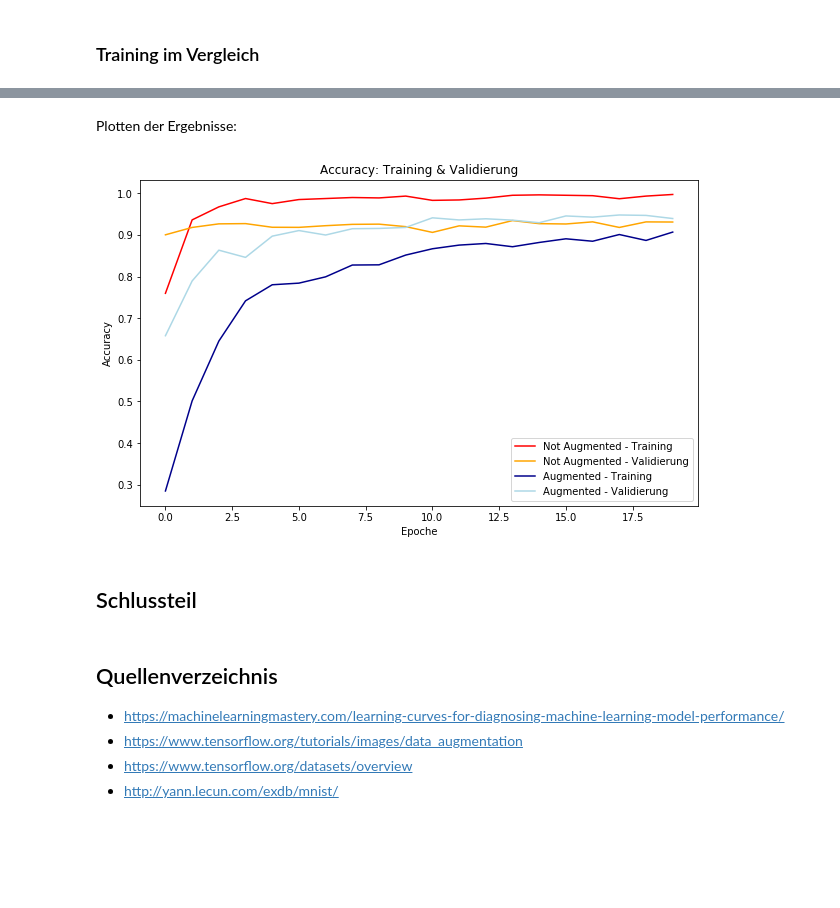
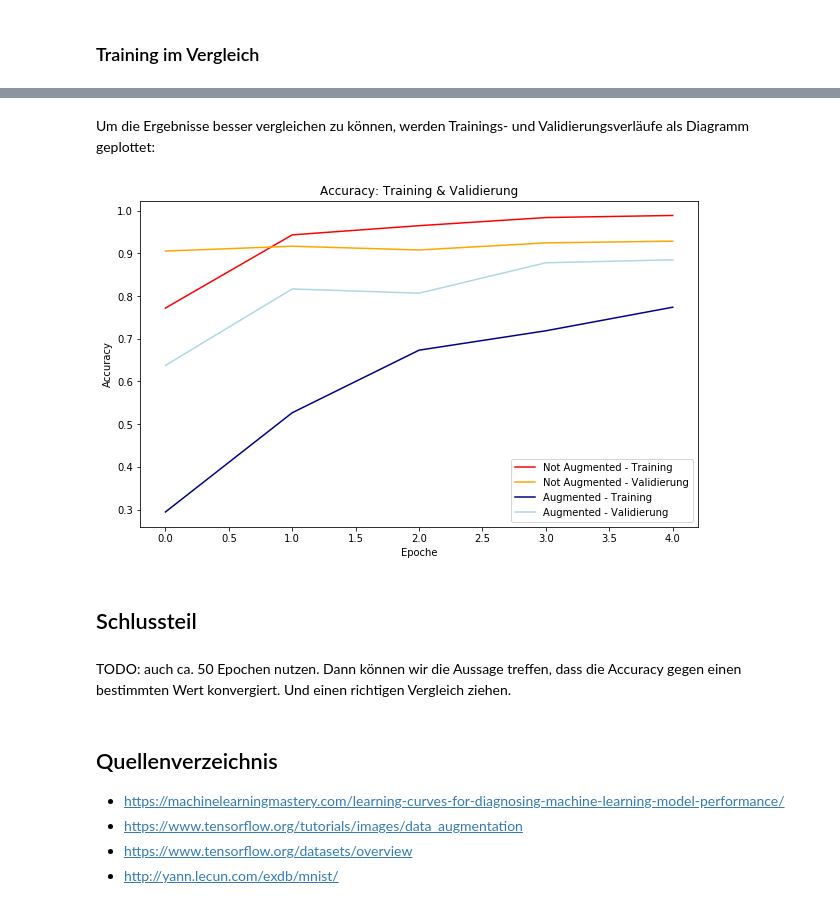
Before and after one commit to MajusLenz/Dogspiracy-machine-learning, a Jupyter notebook: jupyter_notebook/ImageAugmentation.ipynb, the cells around one changed output, grey strips where cells are left out. Cells and saved outputs as stored; diff of their text form; code cells hidden in the pictures; blank space fills up the shorter version.

```diff
--- a/jupyter_notebook/ImageAugmentation.ipynb
+++ b/jupyter_notebook/ImageAugmentation.ipynb
@@ -184,5 +240,5 @@ validation_batches = (
 # %%
-def make_model():
+def new_model():
   model = tf.keras.Sequential([
       layers.Flatten(input_shape=(28, 28, 1)),
       layers.Dense(4096, activation='relu'),
@@ -196,11 +252,11 @@ def make_model():
 # %% [markdown]
 ### Training im Vergleich
 # %%
-model_without_aug = make_model()
+model_without_aug = new_model()
 
 no_aug_history = model_without_aug.fit(non_augmented_train_batches, epochs=5, validation_data=validation_batches)
 
-model_with_aug = make_model()
+model_with_aug = new_model()
 
 aug_history = model_with_aug.fit(augmented_train_batches, epochs=5, validation_data=validation_batches)
 # %% [output]
@@ -224,21 +283,33 @@ Epoch 20/20
-# %% [markdown]
-Plotten der Ergebnisse:
+# %% [markdown]
+Um die Ergebnisse besser vergleichen zu können, werden Trainings- und Validierungsverläufe als Diagramm geplottet:
 # %%
-# Ausgabe des Trainingsverlaufs als Diagramm
 plt.figure(figsize = (10, 6))
 plt.plot(range(5), no_aug_history.history["accuracy"], "red", label = "Not Augmented - Training")
 plt.plot(range(5), no_aug_history.history["val_accuracy"], "orange", label = "Not Augmented - Validierung")
 plt.plot(range(5), aug_history.history["accuracy"], "darkblue", label = "Augmented - Training")
 plt.plot(range(5), aug_history.history["val_accuracy"], "lightblue", label = "Augmented - Validierung")
 plt.title("Accuracy: Training & Validierung")
 plt.ylabel("Accuracy")
 plt.xlabel("Epoche")
 plt.legend()
 plt.show()
+
+plt.figure(figsize = (10, 6))
+plt.plot(range(5), no_aug_history.history["loss"], "red", label = "Not Augmented - Training")
+plt.plot(range(5), no_aug_history.history["val_loss"], "orange", label = "Not Augmented - Validierung")
+plt.plot(range(5), aug_history.history["loss"], "darkblue", label = "Augmented - Training")
+plt.plot(range(5), aug_history.history["val_loss"], "lightblue", label = "Augmented - Validierung")
+plt.title("Loss: Training & Validierung")
+plt.ylabel("Verlustfunktion")
+plt.xlabel("Epoche")
+plt.legend()
+plt.show()
 # %% [output]
-[figure, old version]
+[figure, new version]
 # %% [markdown]
 ## Schlussteil <div id="schluss" />
+# %% [markdown]
+TODO: auch ca. 50 Epochen nutzen. Dann können wir die Aussage treffen, dass die Accuracy gegen einen bestimmten Wert konvergiert. Und einen richtigen Vergleich ziehen.
 # %% [markdown]
 ## Quellenverzeichnis <div id="quellen" />
 - https://machinelearningmastery.com/learning-curves-for-diagnosing-machine-learning-model-performance/
```
Also changed, not shown: parts of 16 cells of this notebook.
